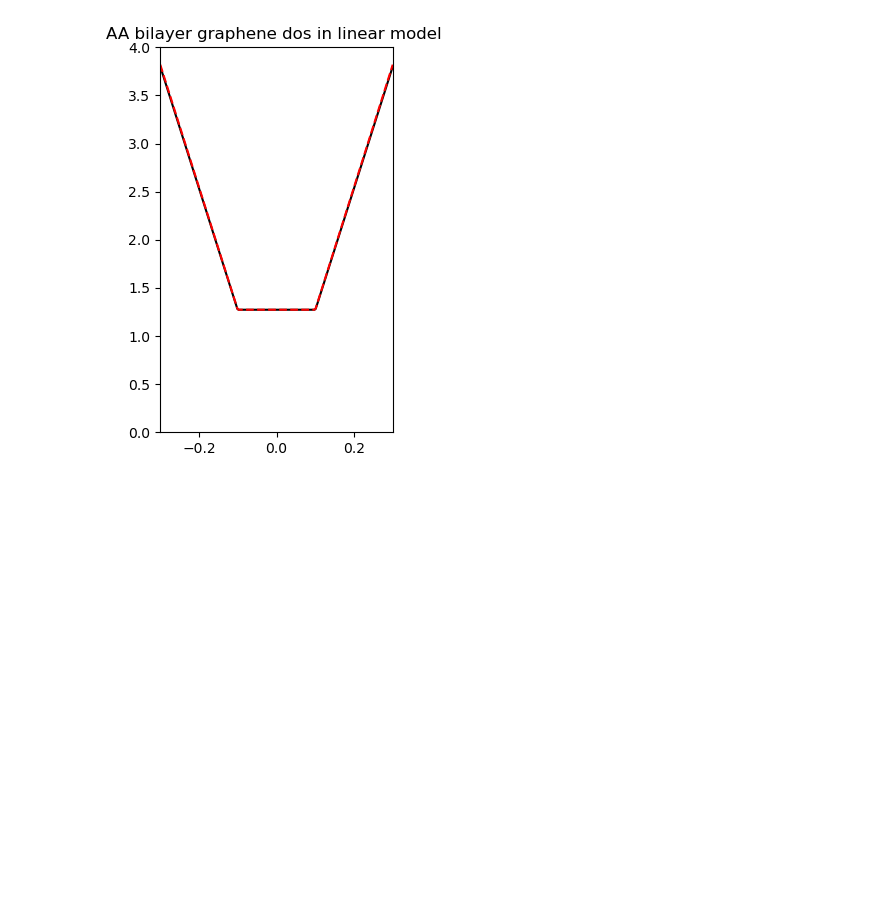
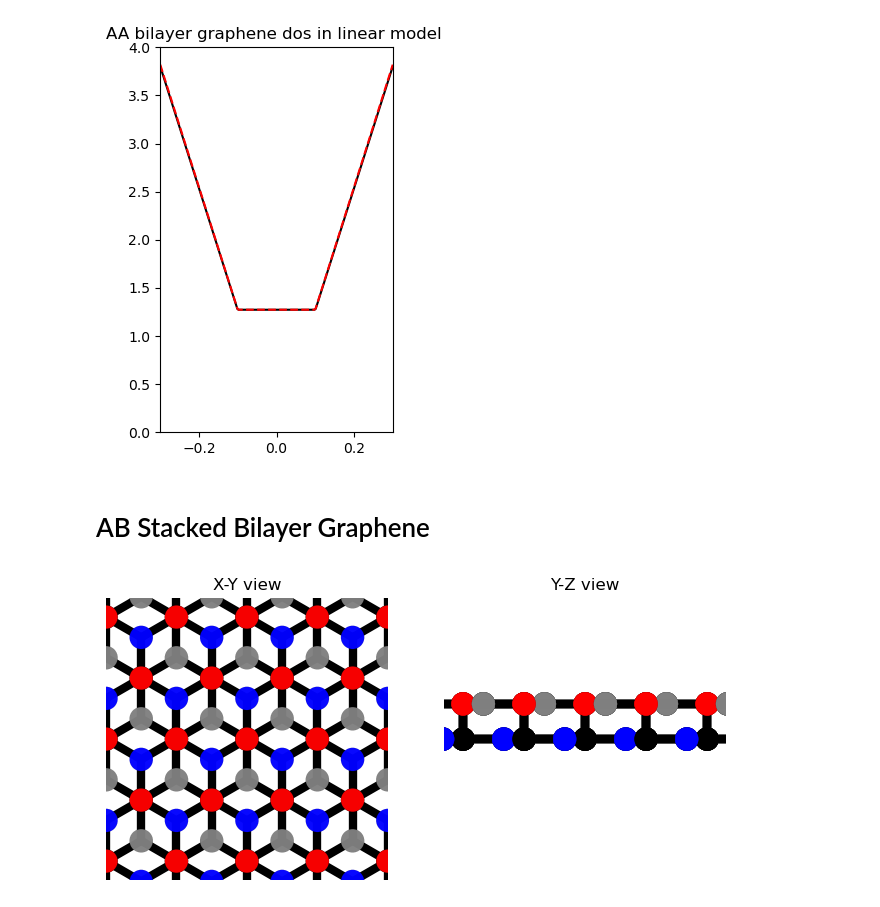
Before and after one commit to AliGhorashiCMT/8.511-Notes-and-Code, a Jupyter notebook: kagome and graphene lattices/Kagome and Graphene.ipynb, the cells around one changed output. Cells and saved outputs as stored; diff of their text form; code cells hidden in the pictures; blank space fills up the shorter version.

Commit message:
AB Bilayer Graphene

```diff
--- a/kagome and graphene lattices/Kagome and Graphene.ipynb
+++ b/kagome and graphene lattices/Kagome and Graphene.ipynb
@@ -299,3 +299,5 @@ plt.ylim(0, 4);
 plt.title("AA bilayer graphene dos in linear model ");
 # %% [output]
 [figure]
+# %% [markdown]
+# AB Stacked Bilayer Graphene
@@ -301,0 +331,27 @@ plt.title("AA bilayer graphene dos in linear model ");
+# %%
+fig, (ax1, ax2) = plt.subplots(1, 2, figsize=(8, 8))
+graphene_model_ab = pb.Model(
+    graphene_lattice_ab,
+    pb.translational_symmetry()
+)
+plt.sca(ax1)
+plt.title("X-Y view")
+graphene_model_ab.plot(num_periods=5,
+          hopping = {
+  "width": 10, "color" : "black", "blend" : 1,
+}, sites={"cmap":["black", "blue", "grey", "red"], "blend" : 1 }, axes="xy")
+plt.gca().axis('off');
+plt.xlim(-2, 2)
+plt.ylim(-2, 2);
+
+plt.sca(ax2)
+plt.title("Y-Z view")
+graphene_model_ab.plot(num_periods=5,
+          hopping = {
+  "width": 10, "color" : "black", "blend" : 1,
+}, sites={"cmap":["black", "blue", "grey", "red"], "blend" : 1 }, axes="yz")
+plt.gca().axis('off');
+plt.xlim(-2, 2)
+plt.ylim(-2, 2);
+# %% [output]
+[figure, added]
```
Also changed, not shown: parts of 3 cells of this notebook.
